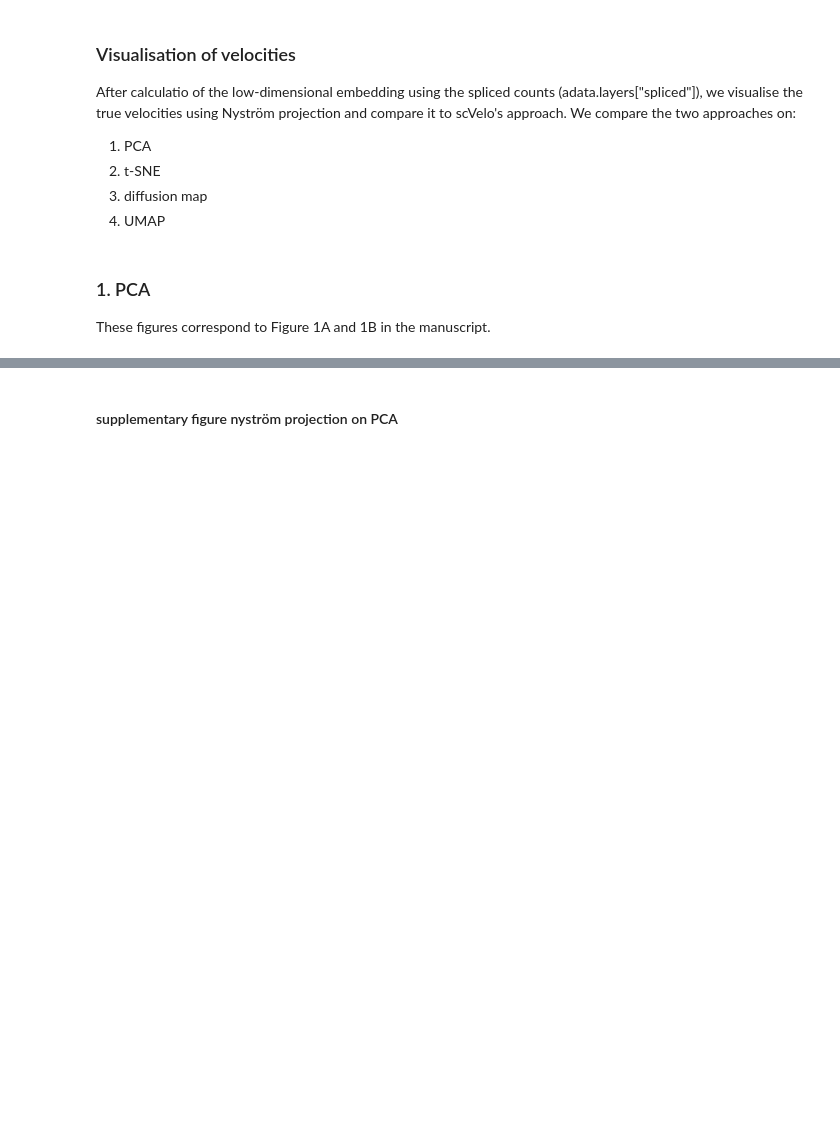
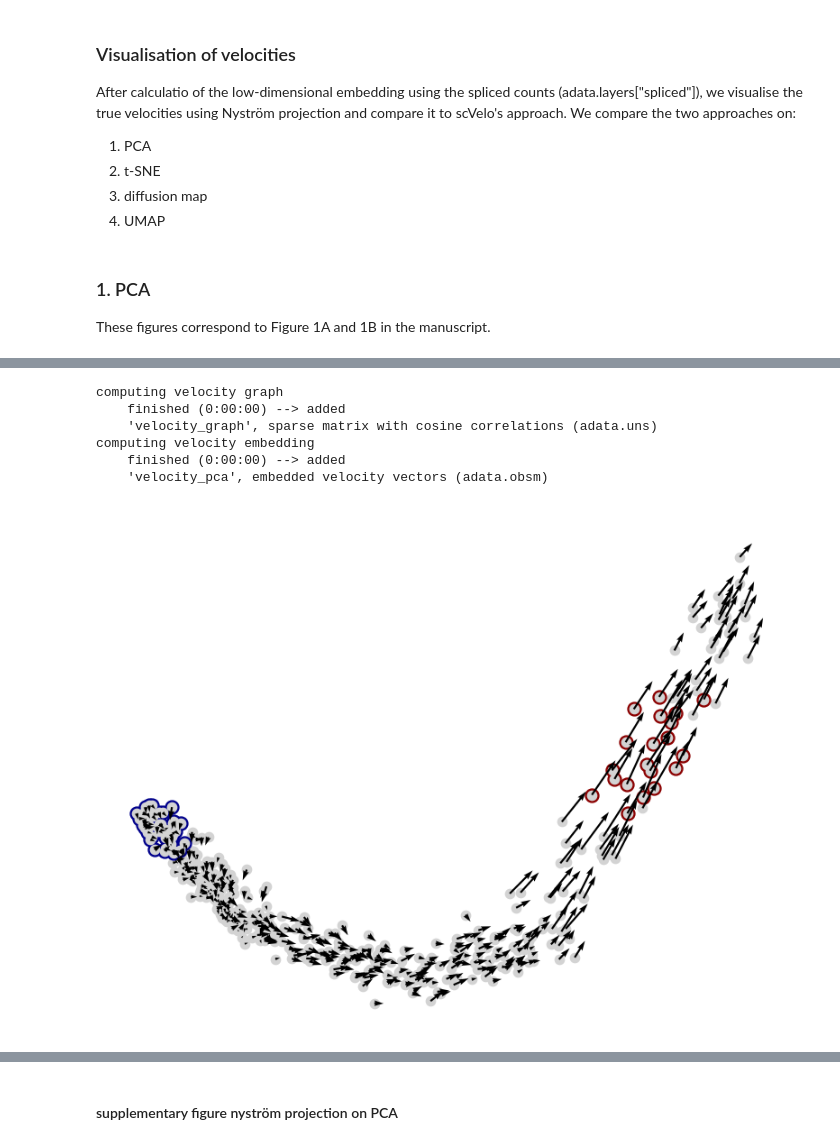
Before and after one commit to bjbouman/cell-state-velocities, a Jupyter notebook: figures_notebooks/simulation_projection.ipynb, the cells around one changed output, grey strips where cells are left out. Saved outputs shown, nothing was run; the diff lists cells and outputs as text; code cells hidden in the pictures; blank space fills up the shorter version.

```diff
--- a/figures_notebooks/simulation_projection.ipynb
+++ b/figures_notebooks/simulation_projection.ipynb
@@ -96,3 +98,8 @@ pca_data = pc.transform(adata.layers["spliced"])
+# %%
+pca_data = adata.obsm["X_pca"]
+v_pca = adata.obsm["velocity_pca"]
+
+v_pca/=np.std(v_pca)*2
 # %%
 plt.subplots(1, 1, figsize=(3, 2))
 plt.scatter(pca_data[:,0], pca_data[:,1], s=3, c=adata.obs["true_t"])
@@ -103,7 +112,3 @@ plt.show()
-# %%
-### our projection approach
-pca_fut =  pc.transform(adata.layers["spliced"] + adata.layers["velocity"]/2)
-v_pca = pca_fut-pca_data
 # %%
 ## scvelo projection approach
 adata.obsm["X_pca"]=pca_data
@@ -113,6 +118,13 @@ scv.tl.velocity_embedding(bdata, "pca")#, scale=0.10)
 v_pca_scv = bdata.obsm["velocity_pca"][:,0:2]
 v_pca_scv/=np.std(v_pca_scv)
 v_pca_scv*=np.std(v_pca)
+# %% [output]
+computing velocity graph
+    finished (0:00:00) --> added
+    'velocity_graph', sparse matrix with cosine correlations (adata.uns)
+computing velocity embedding
+    finished (0:00:00) --> added
+    'velocity_pca', embedded velocity vectors (adata.obsm)
 # %%
 ### select cells to highlight
 idxfirst, step = 600, 5
@@ -141,26 +153,28 @@ vecs = [v_pca, v_pca_scv]
 # %%
 ### create PCA plot (kappa-velo visualisation)
 fig, ax = plt.subplots(1, 1, **pltkwargs)
 for v_ in vecs: # this line is done s.t. the two plots have the exact same dimensions, even if the velocities are different
         ax.scatter(pca_data[sub,dim1]+v_pca[sub, dim1], pca_data[sub,dim2]+v_pca[sub, dim2], s=1, color="white")
 ax.scatter(pca_data[sub,dim1], pca_data[sub,dim2], s=55, color="lightgrey")
 ax.scatter(pca_data[sub_slow,dim1], pca_data[sub_slow,dim2], s=115, color="darkblue")
 ax.scatter(pca_data[sub_slow,dim1], pca_data[sub_slow,dim2], s=55, color="lightgrey")
 ax.scatter(pca_data[sub_fast,dim1], pca_data[sub_fast,dim2], s=115, color="darkred")
 ax.scatter(pca_data[sub_fast,dim1], pca_data[sub_fast,dim2], s=55, color="lightgrey")
 ax.axis("off")
 
 
 ax.quiver(pca_data[sub,dim1], pca_data[sub,dim2],
           v_pca[sub,dim1], v_pca[sub,dim2], **quiver_kwargs)
 
 fig.tight_layout()
 
 # save figure
-save_path = "../figures/Fig2A_PCA_simulation_kappa-velo.png"
+save_path = "../figures/simulation/Fig2A_PCA_simulation_kappa-velo.png"
 plt.savefig(save_path, dpi=300, transparent=True)
 
 plt.show()
+# %% [output]
+[figure, added]
 # %%
 ### create PCA plot (scVelo visualisation)
 fig, ax = plt.subplots(1, 1, **pltkwargs)
```
Also changed, not shown: parts of 31 cells of this notebook, 2 other files.
